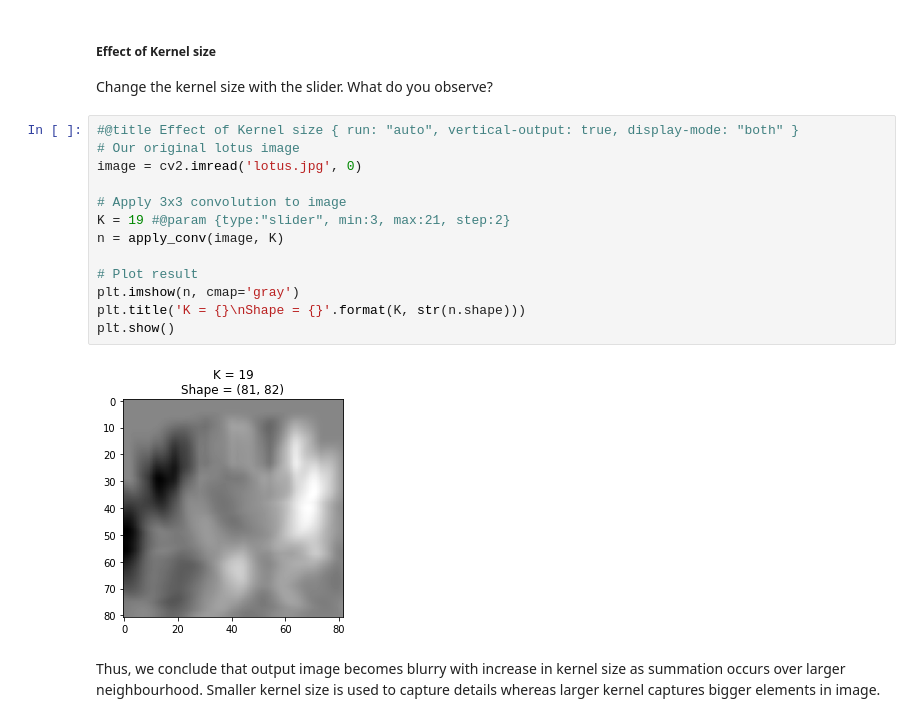
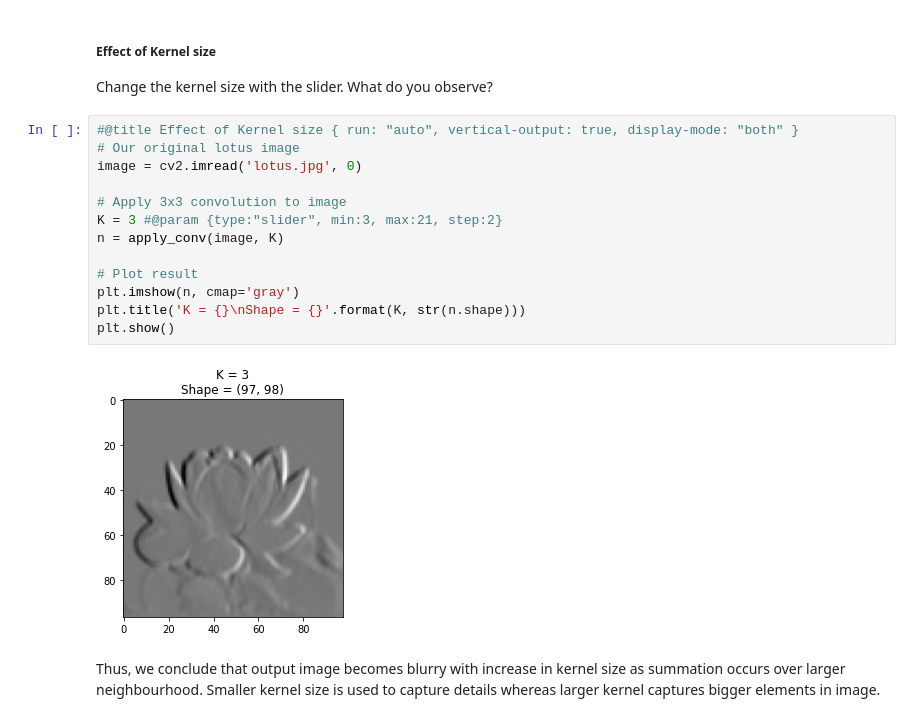
Before and after one commit to vikasvr1997/fmml2021, a Jupyter notebook: Lab_17.ipynb, the cells around one changed output. Drawn from its saved outputs; the diff is of its cells as text.

```diff
--- a/Lab_17.ipynb
+++ b/Lab_17.ipynb
@@ -100,18 +100,18 @@ Change the kernel size with the slider. What do you observe?
 # %%
 #@title Effect of Kernel size { run: "auto", vertical-output: true, display-mode: "both" }
 # Our original lotus image
 image = cv2.imread('lotus.jpg', 0)
 
 # Apply 3x3 convolution to image
-K = 19 #@param {type:"slider", min:3, max:21, step:2}
+K = 3 #@param {type:"slider", min:3, max:21, step:2}
 n = apply_conv(image, K)
 
 # Plot result
 plt.imshow(n, cmap='gray')
 plt.title('K = {}\nShape = {}'.format(K, str(n.shape)))
 plt.show()
 # %% [output]
-[figure, old version]
+[figure, new version]
 # %% [markdown]
 Thus, we conclude that output image becomes blurry with increase in kernel size as summation occurs over larger neighbourhood. Smaller kernel size is used to capture details whereas larger kernel captures bigger elements in image.
 # %% [markdown]
```
Also changed, not shown: parts of 12 cells of this notebook.
